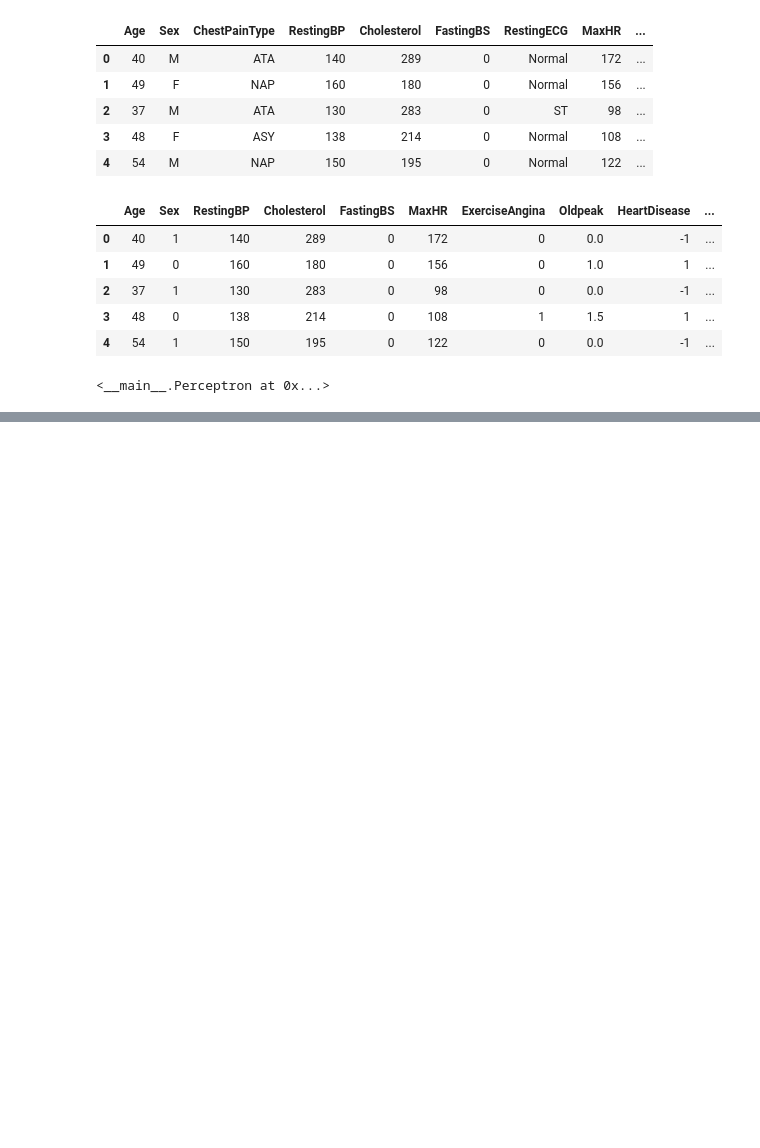
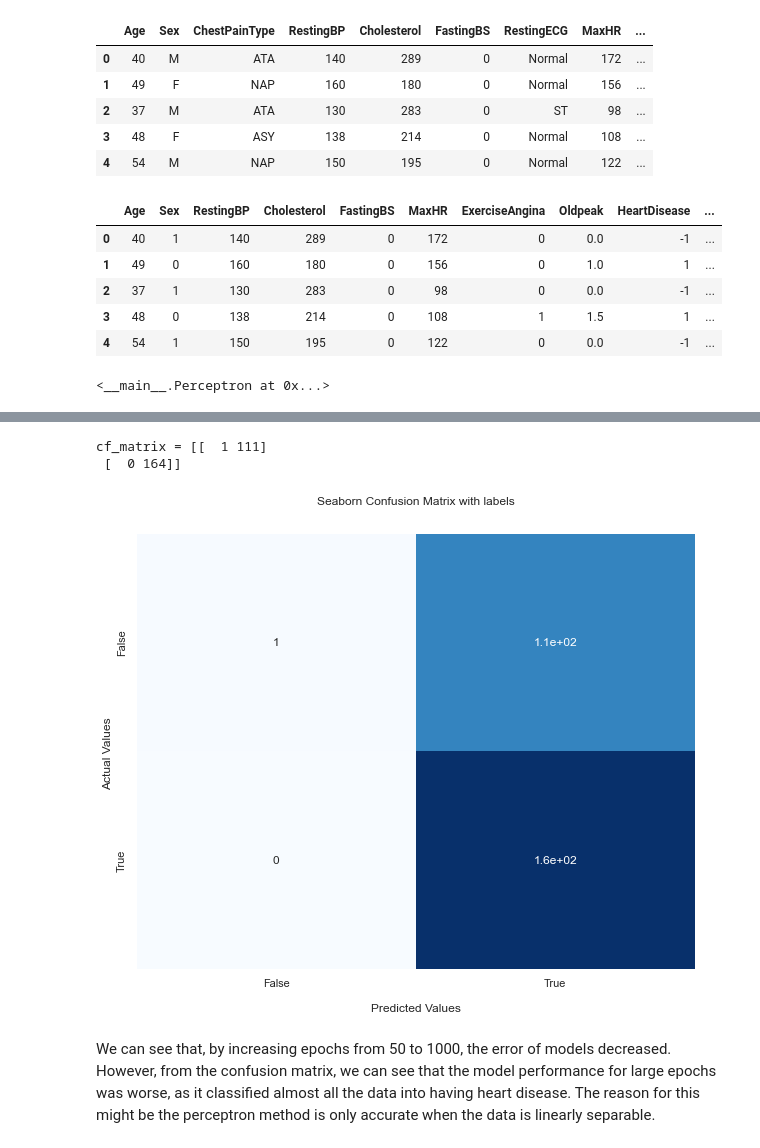
Before and after one commit to YulinLi98/INDE_577_Repo, a Jupyter notebook: supervised learning/Perceptron/Perceptron.ipynb, the cells around one changed output, grey strips where cells are left out. Cells and saved outputs as stored; diff of their text form; code cells hidden in the pictures; blank space fills up the shorter version.

```diff
--- a/supervised learning/Perceptron/Perceptron.ipynb
+++ b/supervised learning/Perceptron/Perceptron.ipynb
@@ -129,0 +147,21 @@ cf_matrix = [[ 79  33]
+# %%
+y_pred = percep.predict(X_test)
+cf_matrix = confusion_matrix(y_test, y_pred)
+print(f"cf_matrix = {cf_matrix} \n")
+
+plt.figure(figsize = (10, 8))
+ax = sns.heatmap(cf_matrix, annot=True, cmap='Blues', cbar=False)
+
+ax.set_title('Seaborn Confusion Matrix with labels\n\n');
+ax.set_xlabel('\nPredicted Values')
+ax.set_ylabel('Actual Values ');
+
+ax.xaxis.set_ticklabels(['False','True'])
+ax.yaxis.set_ticklabels(['False','True'])
+plt.show()
+# %% [output]
+cf_matrix = [[  1 111]
+ [  0 164]]
+[figure, added]
+# %% [markdown]
+We can see that, by increasing epochs from 50 to 1000, the error of models decreased. However, from the confusion matrix, we can see that the model performance for large epochs was worse, as it classified almost all the data into having heart disease. The reason for this might be the perceptron method is only accurate when the data is linearly separable.
```
Also changed, not shown: parts of 4 cells of this notebook.
